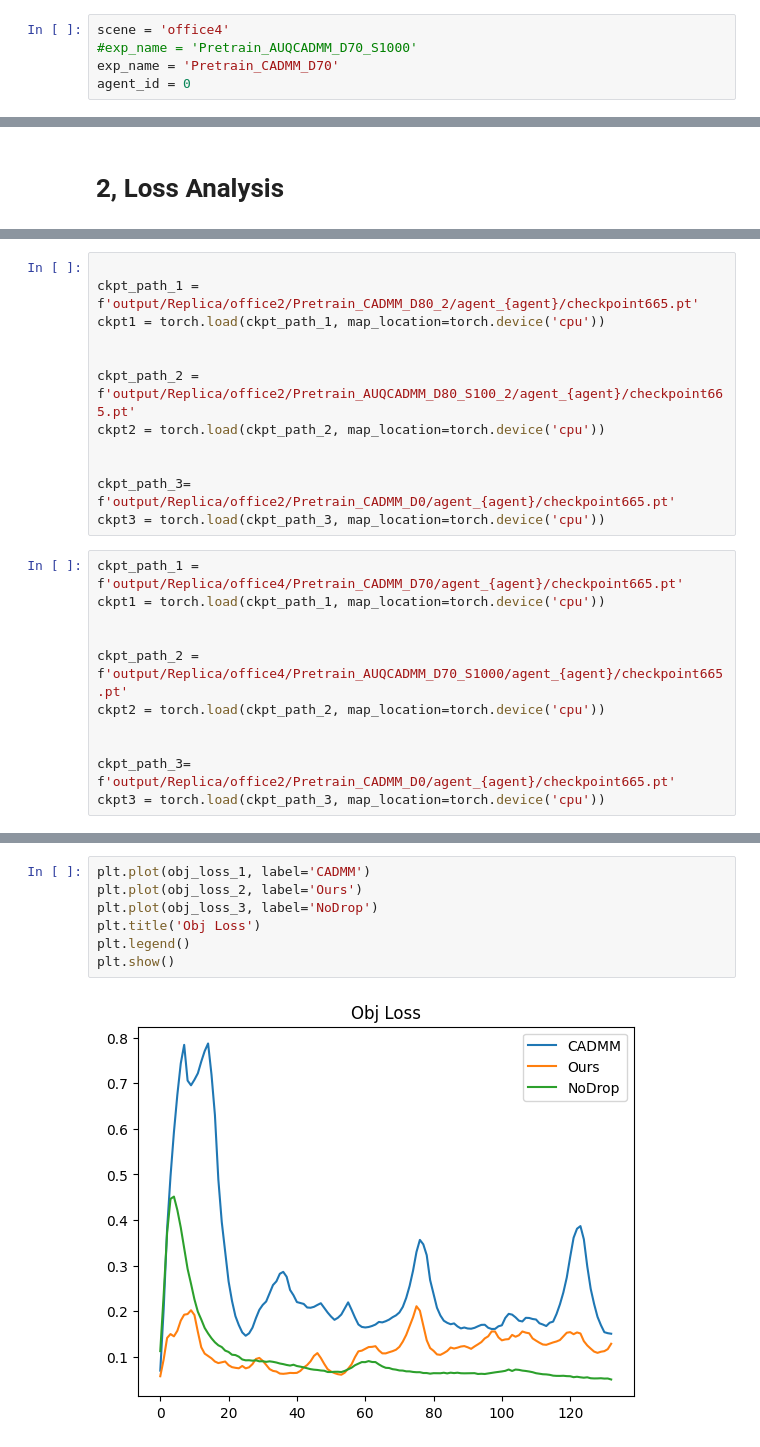
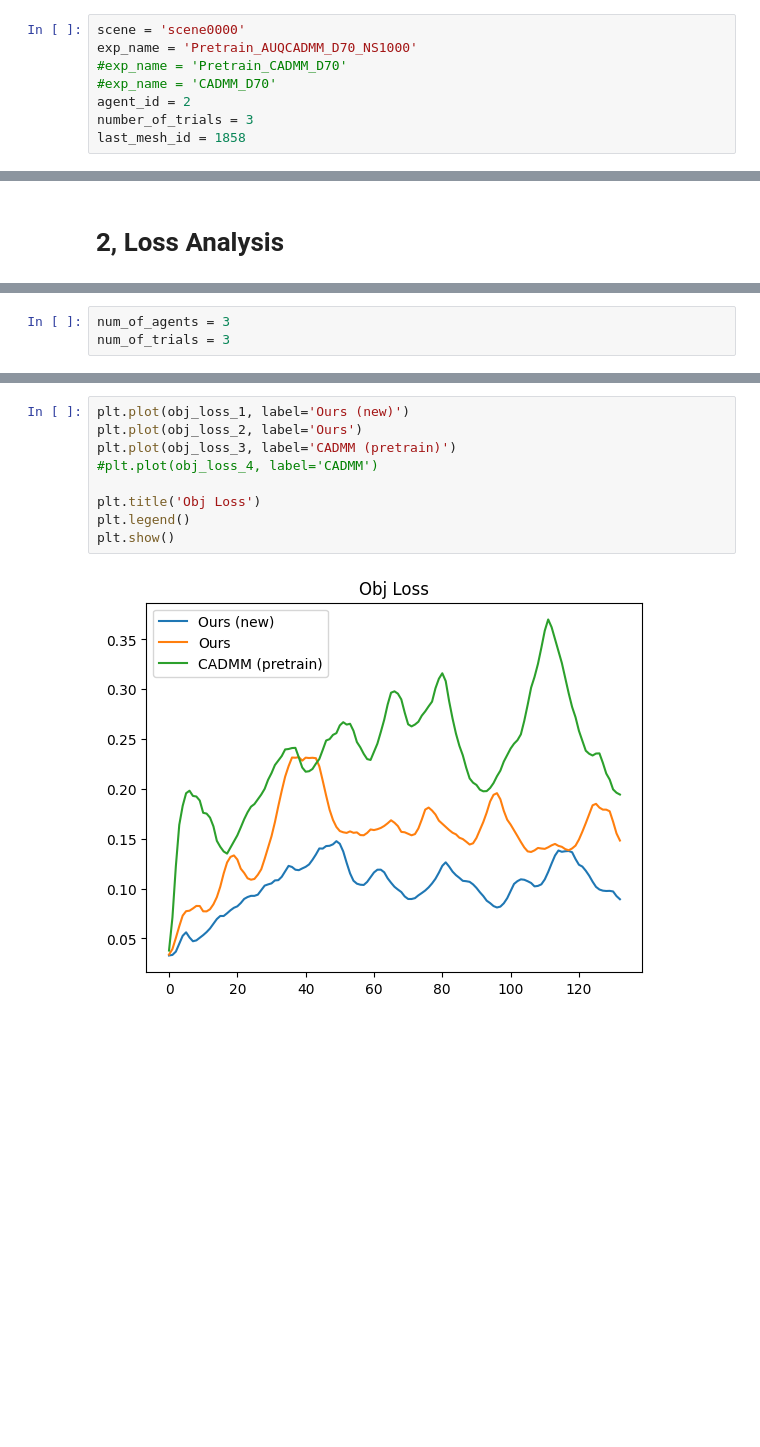
Before and after one commit to labicon/RAMEN, a Jupyter notebook: analysis.ipynb, the cells around one changed output, grey strips where cells are left out. Saved outputs shown, nothing was run; the diff lists cells and outputs as text; blank space fills up the shorter version.

```diff
--- a/analysis.ipynb
+++ b/analysis.ipynb
@@ -7,5 +110,8 @@ import numpy as np
 # %%
-scene = 'office4'
-#exp_name = 'Pretrain_AUQCADMM_D70_S1000'
-exp_name = 'Pretrain_CADMM_D70'
-agent_id = 0
+scene = 'scene0000'
+exp_name = 'Pretrain_AUQCADMM_D70_NS1000'
+#exp_name = 'Pretrain_CADMM_D70'
+#exp_name = 'CADMM_D70'
+agent_id = 2
+number_of_trials = 3
+last_mesh_id = 1858
@@ -36,23 +200,0 @@ agent = 0
-# %%
-
-ckpt_path_1 = f'output/Replica/office2/Pretrain_CADMM_D80_2/agent_{agent}/checkpoint665.pt'
-ckpt1 = torch.load(ckpt_path_1, map_location=torch.device('cpu'))
-
-
-ckpt_path_2 = f'output/Replica/office2/Pretrain_AUQCADMM_D80_S100_2/agent_{agent}/checkpoint665.pt'
-ckpt2 = torch.load(ckpt_path_2, map_location=torch.device('cpu'))
-
-
-ckpt_path_3= f'output/Replica/office2/Pretrain_CADMM_D0/agent_{agent}/checkpoint665.pt'
-ckpt3 = torch.load(ckpt_path_3, map_location=torch.device('cpu'))
-# %%
-ckpt_path_1 = f'output/Replica/office4/Pretrain_CADMM_D70/agent_{agent}/checkpoint665.pt'
-ckpt1 = torch.load(ckpt_path_1, map_location=torch.device('cpu'))
-
-
-ckpt_path_2 = f'output/Replica/office4/Pretrain_AUQCADMM_D70_S1000/agent_{agent}/checkpoint665.pt'
-ckpt2 = torch.load(ckpt_path_2, map_location=torch.device('cpu'))
-
-
-ckpt_path_3= f'output/Replica/office2/Pretrain_CADMM_D0/agent_{agent}/checkpoint665.pt'
-ckpt3 = torch.load(ckpt_path_3, map_location=torch.device('cpu'))
@@ -69,0 +201,3 @@ obj_loss_3 = np.asarray(ckpt3['obj_loss'])
+# %%
+num_of_agents = 3
+num_of_trials = 3
@@ -70,10 +254,12 @@ obj_loss_3 = np.asarray(ckpt3['obj_loss'])
 # %%
-plt.plot(obj_loss_1, label='CADMM')
+plt.plot(obj_loss_1, label='Ours (new)')
 plt.plot(obj_loss_2, label='Ours')
-plt.plot(obj_loss_3, label='NoDrop')
+plt.plot(obj_loss_3, label='CADMM (pretrain)')
+#plt.plot(obj_loss_4, label='CADMM')
+
 plt.title('Obj Loss')
 plt.legend()
 plt.show()
 # %% [output]
-[figure, old version]
+[figure, new version]
 # %%
```
Also changed, not shown: parts of 17 cells of this notebook, 5 other files.
